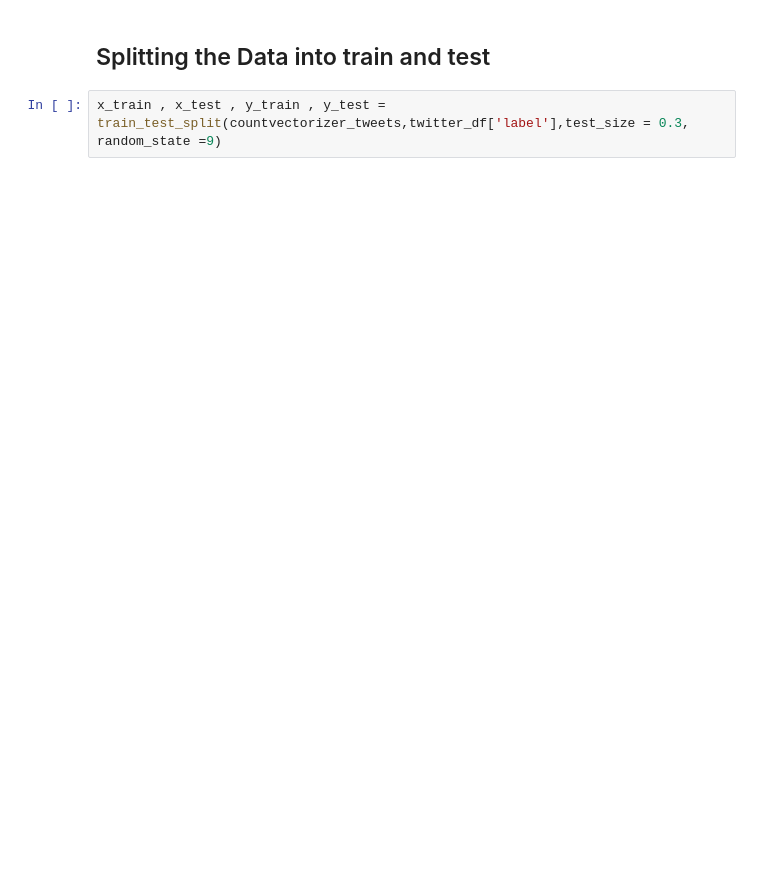
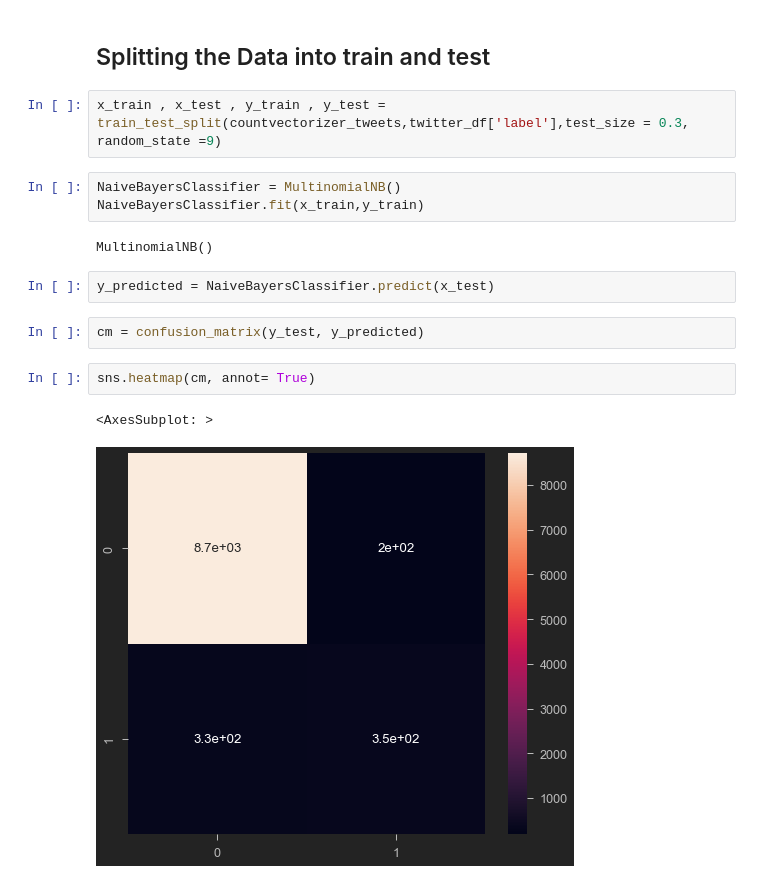
Before and after one commit to siddhardh-7/Twitter_Sentiment_Analysis, a Jupyter notebook: Twitter_Sentiment_Analysis.ipynb, the cells around one changed output. Drawn from its saved outputs; the diff is of its cells as text; blank space fills up the shorter version.

Commit message:
classifier & Checking Model Performance

```diff
--- a/Twitter_Sentiment_Analysis.ipynb
+++ b/Twitter_Sentiment_Analysis.ipynb
@@ -209,3 +217,17 @@ countvectorizer_tweets.shape
 ## Splitting the Data into train and test
 # %%
 x_train , x_test , y_train , y_test = train_test_split(countvectorizer_tweets,twitter_df['label'],test_size = 0.3, random_state =9)
+# %%
+NaiveBayersClassifier = MultinomialNB()
+NaiveBayersClassifier.fit(x_train,y_train)
+# %% [output]
+MultinomialNB()
+# %%
+y_predicted = NaiveBayersClassifier.predict(x_test)
+# %%
+cm = confusion_matrix(y_test, y_predicted)
+# %%
+sns.heatmap(cm, annot= True)
+# %% [output]
+<AxesSubplot: >
+[figure, added]
```
Also changed, not shown: parts of 7 cells of this notebook.
